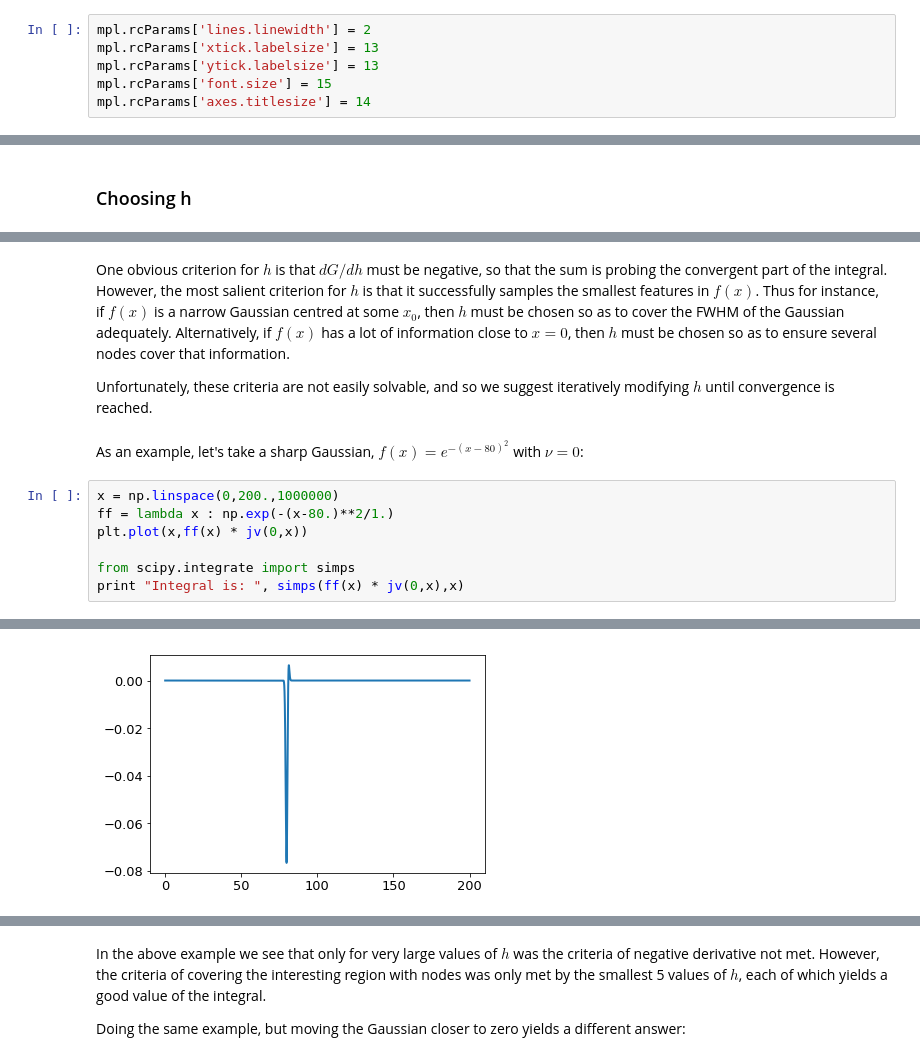
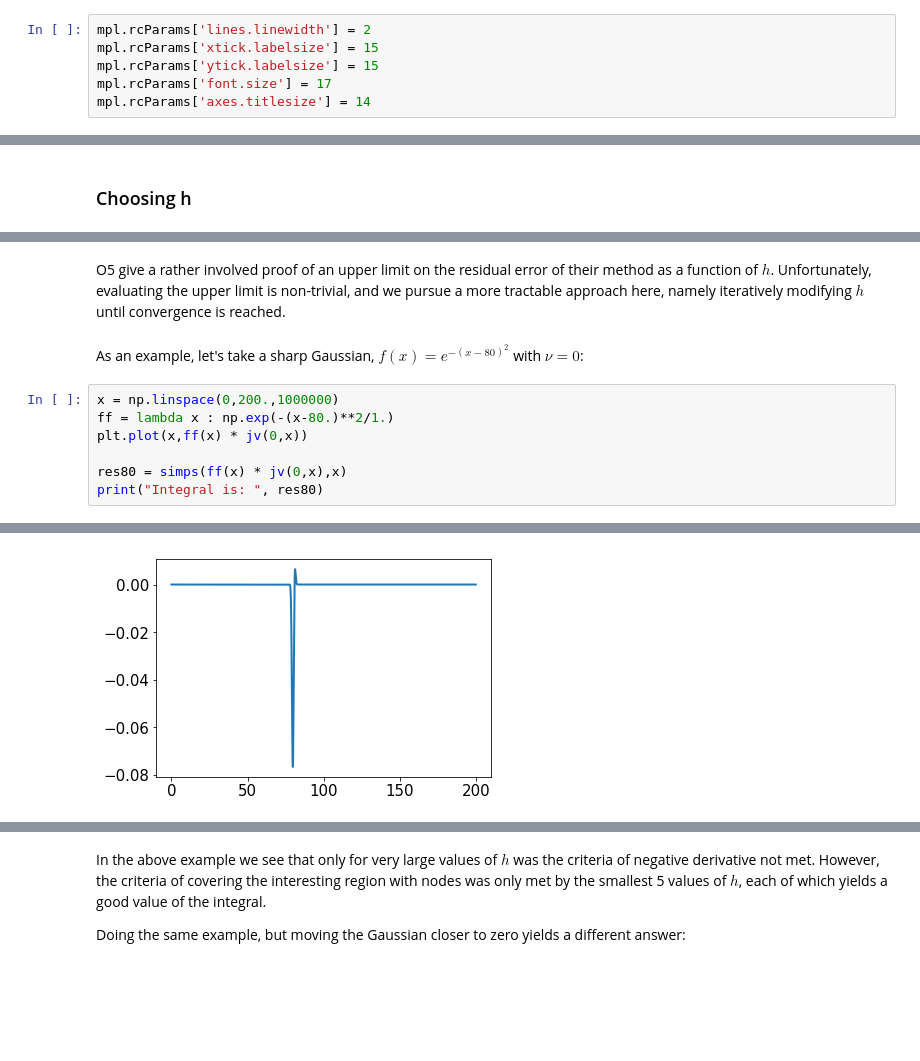
Before and after one commit to steven-murray/hankel, a Jupyter notebook: docs/demos/choosing_resolution_parameters.ipynb, the cells around one changed output, grey strips where cells are left out. Saved outputs shown, nothing was run; the diff lists cells and outputs as text; blank space fills up the shorter version.

```diff
--- a/docs/demos/choosing_resolution_parameters.ipynb
+++ b/docs/demos/choosing_resolution_parameters.ipynb
@@ -45,8 +55,8 @@ from hankel import HankelTransform, SymmetricFourierTransform
 # %%
 mpl.rcParams['lines.linewidth'] = 2
-mpl.rcParams['xtick.labelsize'] = 13
-mpl.rcParams['ytick.labelsize'] = 13
-mpl.rcParams['font.size'] = 15
+mpl.rcParams['xtick.labelsize'] = 15
+mpl.rcParams['ytick.labelsize'] = 15
+mpl.rcParams['font.size'] = 17
 mpl.rcParams['axes.titlesize'] = 14
 # %% [markdown]
 We test our assertion by plotting these values for a range of $\nu$ and $h$:
@@ -120,10 +109,6 @@ Taking the amplitude of this function yields
-# %% [markdown]
-One obvious criterion for $h$ is that $dG/dh$ must be negative, so that the sum is probing the convergent part of the integral.
-However, the most salient criterion for $h$ is that it successfully samples the smallest features in $f(x)$.
-Thus for instance, if $f(x)$ is a narrow Gaussian centred at some $x_0$, then $h$ must be chosen so as to cover the FWHM of the Gaussian adequately.
-Alternatively, if $f(x)$ has a lot of information close to $x=0$, then $h$ must be chosen so as to ensure several nodes cover that information.
-
-Unfortunately, these criteria are not easily solvable, and so we suggest iteratively modifying $h$ until convergence is reached.
+# %% [markdown]
+O5 give a rather involved proof of an upper limit on the residual error of their method as a function of $h$.
+Unfortunately, evaluating the upper limit is non-trivial, and we pursue a more tractable approach here, namely iteratively modifying $h$ until convergence is reached.
 # %% [markdown]
 As an example, let's take a sharp Gaussian, $f(x) = e^{-(x-80)^2}$ with $\nu=0$:
 # %%
@@ -131,6 +116,6 @@ x = np.linspace(0,200.,1000000)
 ff = lambda x : np.exp(-(x-80.)**2/1.)
 plt.plot(x,ff(x) * jv(0,x))
 
-from scipy.integrate import simps
-print "Integral is: ", simps(ff(x) * jv(0,x),x)
+res80 = simps(ff(x) * jv(0,x),x)
+print("Integral is: ", res80)
 # %% [output]
@@ -138,2 +123,2 @@ Integral is:  -0.0965117065719
-[figure, old version]
+[figure, new version]
 # %%
```
Also changed, not shown: parts of 68 cells of this notebook, 4 other files.
